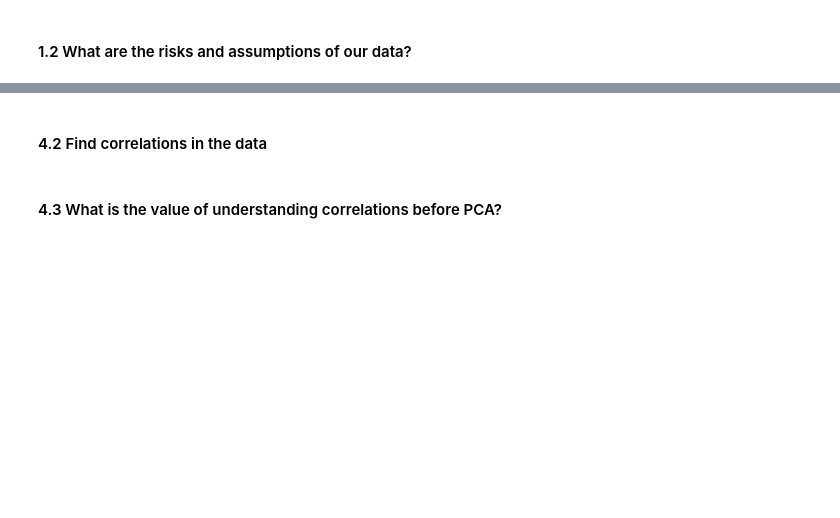
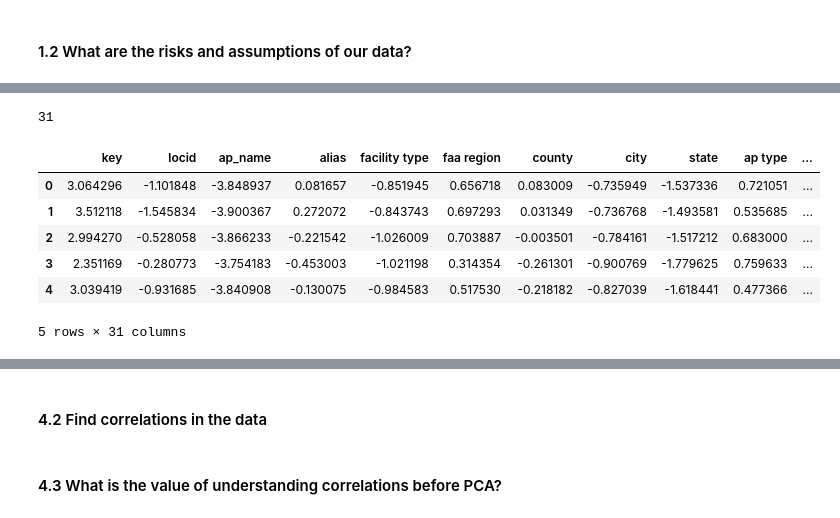
Before and after one commit to tamisalex/DSI, a Jupyter notebook: curriculum/02-projects/01-projects-weekly/project-07/starter-code/project7-starter.ipynb, the cells around one changed output, grey strips where cells are left out. Cells and saved outputs as stored; diff of their text form; code cells hidden in the pictures; blank space fills up the shorter version.

```diff
--- a/curriculum/02-projects/01-projects-weekly/project-07/starter-code/project7-starter.ipynb
+++ b/curriculum/02-projects/01-projects-weekly/project-07/starter-code/project7-starter.ipynb
@@ -93,0 +123,2 @@ joined = pd.read_sql("SELECT * FROM airports as a JOIN airport_cancellations as
+# %%
+everything = pd.read_sql('SELECT * FROM airports as a INNER JOIN airport_cancellations as ac ON a.locid=ac.airport INNER JOIN airport_operations as o ON a.locid=o.airport;',con = engine)
@@ -154,13 +196,14 @@ class MultiColumnLabelEncoder(TransformerMixin):
         LabelEncoder(). If no columns specified, transforms all
         columns in X.
         '''
-        output = X.copy()
+        output = pd.DataFrame(X,columns=self.columns)
+        #print output.head()
         if self.columns is not None:
             for col in self.columns:
-                output[col] = pre.LabelEncoder().fit_transform(output[col])
+                output[col] = LabelEncoder().fit_transform(output[col])
         else:
             for colname,col in output.iteritems():
-                output[colname] = pre.LabelEncoder().fit_transform(col)
+                output[colname] = LabelEncoder().fit_transform(col)
         return output
 
     def fit_transform(self,X,y=None):
@@ -256,0 +474,6 @@ joined["arrival diversions"].plot.density()
+# %%
+tempYear = everything["year"].iloc[:,0]
+print tempYear
+del everything["year"]
+everything["year"] = tempYear
+print len(everything.columns.unique())
@@ -256,0 +504,26 @@ joined["arrival diversions"].plot.density()
+# %%
+print len(everything.columns.unique())
+# %% [output]
+31
+# %%
+dummyColumns = everything.columns
+
+pca = PCA()
+ss = StandardScaler()
+mcle = MultiColumnLabelEncoder(columns=dummyColumns)
+
+pipe = Pipeline([('mcle',mcle),('ss', ss),('pca', pca)])
+#pipe = Pipeline([('mcle',mcle)])
+
+tmp = np.array(everything)
+dataEverything = pipe.fit_transform(tmp)
+dataEverything = pd.DataFrame(dataEverything,columns=dummyColumns)
+dataEverything.head()
+# %% [output]
+|  | key | locid | ap_name | alias | facility type | faa region | county | city | state | ap type | ... |
+| 0 | 3.064296 | -1.101848 | -3.848937 | 0.081657 | -0.851945 | 0.656718 | 0.083009 | -0.735949 | -1.537336 | 0.721051 | ... |
+| 1 | 3.512118 | -1.545834 | -3.900367 | 0.272072 | -0.843743 | 0.697293 | 0.031349 | -0.736768 | -1.493581 | 0.535685 | ... |
+| 2 | 2.994270 | -0.528058 | -3.866233 | -0.221542 | -1.026009 | 0.703887 | -0.003501 | -0.784161 | -1.517212 | 0.683000 | ... |
+| 3 | 2.351169 | -0.280773 | -3.754183 | -0.453003 | -1.021198 | 0.314354 | -0.261301 | -0.900769 | -1.779625 | 0.759633 | ... |
+| 4 | 3.039419 | -0.931685 | -3.840908 | -0.130075 | -0.984583 | 0.517530 | -0.218182 | -0.827039 | -1.618441 | 0.477366 | ... |
+5 rows × 31 columns
```
Also changed, not shown: parts of 96 cells of this notebook, 3 other files.
